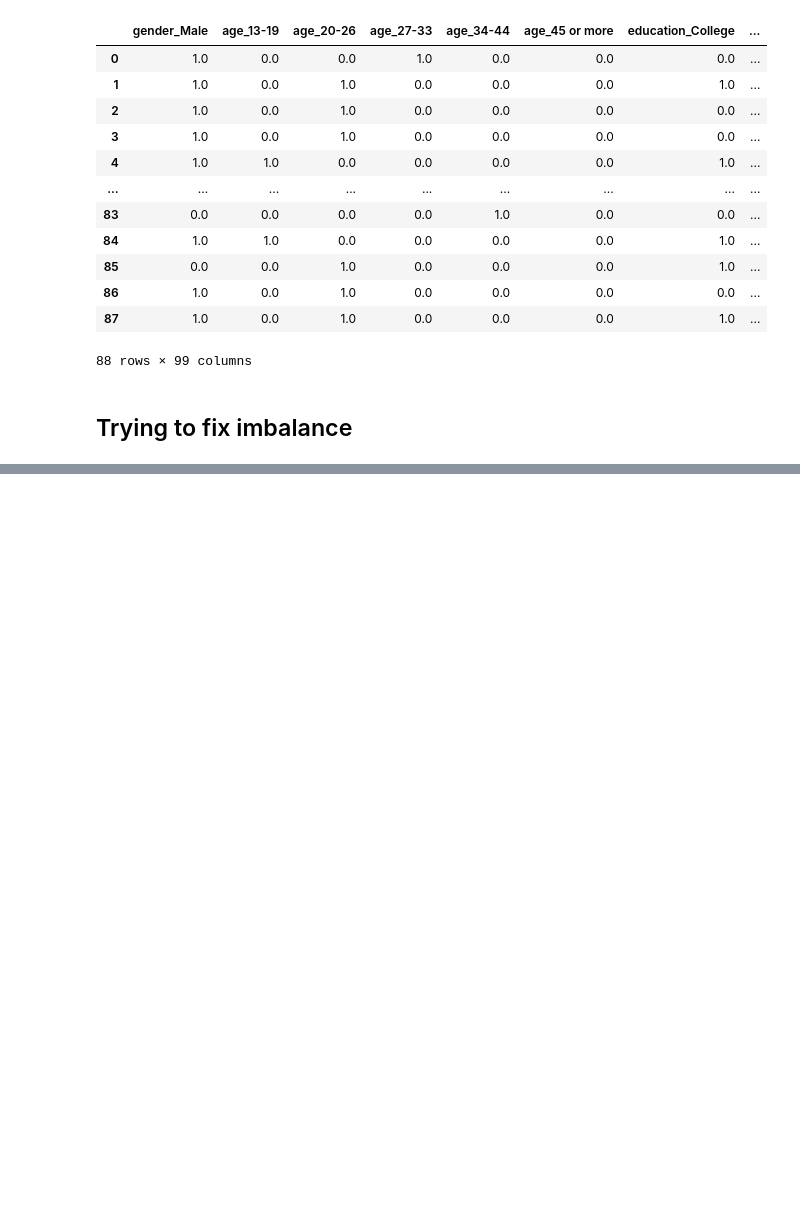
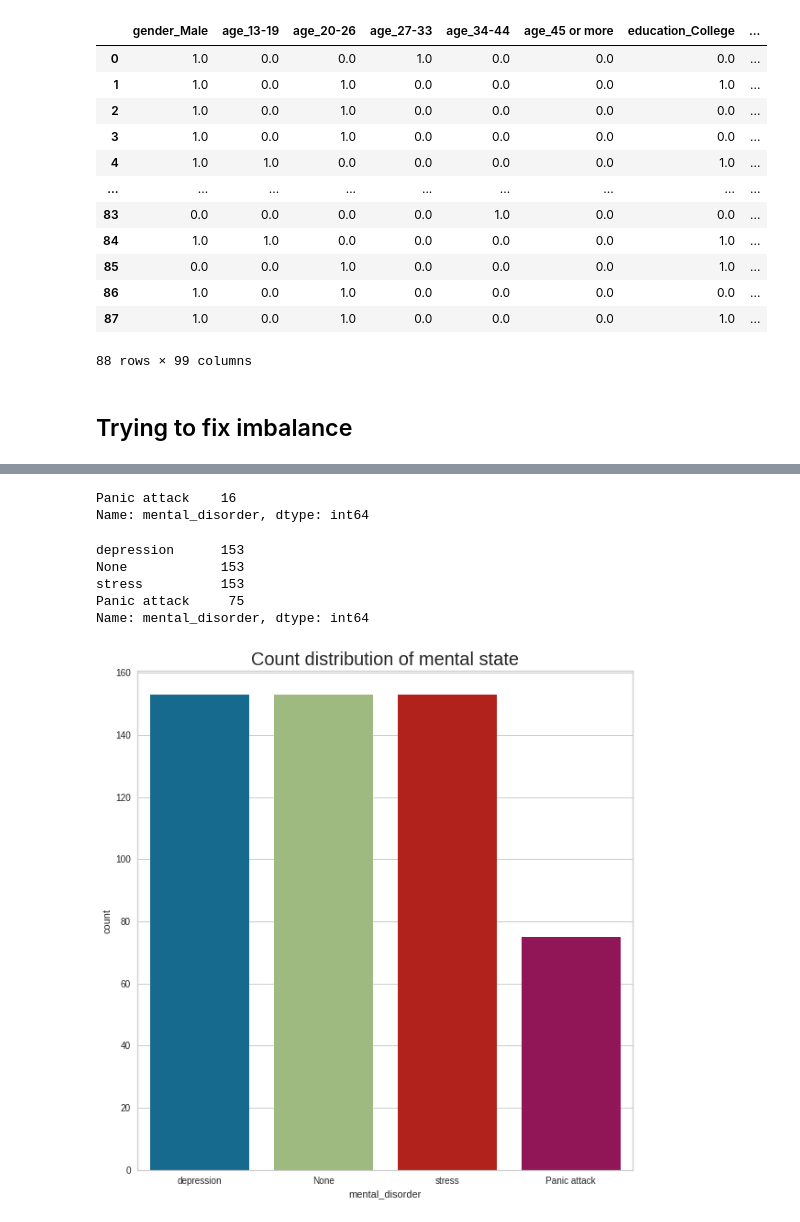
Before and after one commit to imraghavagr/mental-health, a Jupyter notebook: notebooks/02-ra-dataModelling.ipynb, the cells around one changed output, grey strips where cells are left out. Saved outputs shown, nothing was run; the diff lists cells and outputs as text; code cells hidden in the pictures; blank space fills up the shorter version.

```diff
--- a/notebooks/02-ra-dataModelling.ipynb
+++ b/notebooks/02-ra-dataModelling.ipynb
@@ -1269,0 +1309,33 @@ predict_model(blender5)
+# %%
+target2 = resample(target2,replace=True,n_samples=len(target0),random_state=40)
+# %%
+target3 = df2[df2['mental_disorder']=="Panic attack"]
+# %%
+target3['mental_disorder'].value_counts()
+# %% [output]
+Panic attack    16
+Name: mental_disorder, dtype: int64
+# %%
+target3 = resample(target3,replace=True,n_samples=75,random_state=40)
+# %%
+target=pd.concat([target0,target1,target2,target3])
+# %%
+target['mental_disorder'].value_counts()
+# %% [output]
+depression      153
+None            153
+stress          153
+Panic attack     75
+Name: mental_disorder, dtype: int64
+# %%
+plt.figure(figsize=(12, 10), facecolor='w')
+plt.subplots_adjust(right=1.5)
+plt.subplot(121)
+sns.countplot(x="mental_disorder", data=target)
+plt.title("Count distribution of mental state", size=20)
+#plt.subplot(122)
+labels=[0,1]
+#plt.pie(df2["mental_disorder"].value_counts().values,autopct="%1.1f%%",labels=labels,colors=["lime","red"])
+plt.show()
+# %% [output]
+[figure, added]
```
Also changed, not shown: parts of 12 cells of this notebook.
